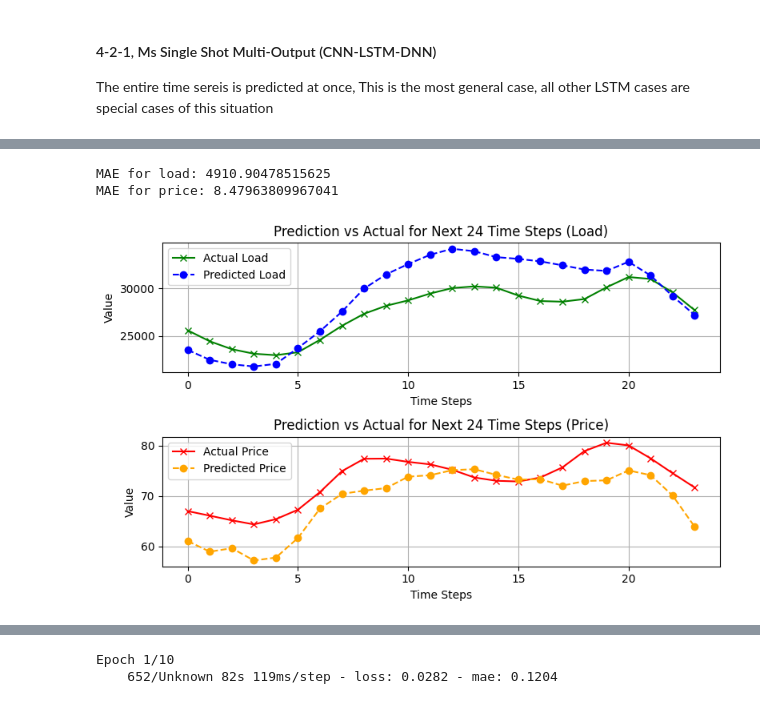
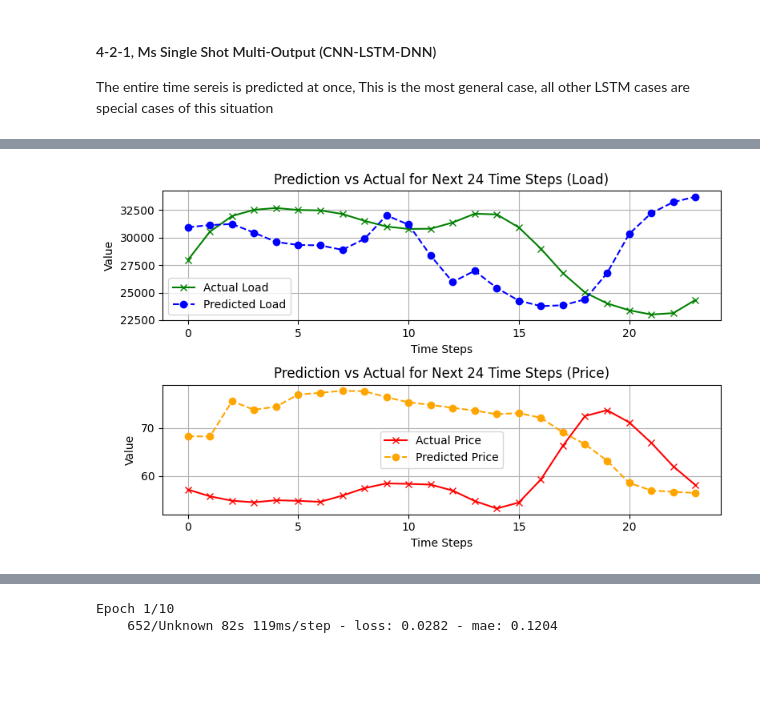
Before and after one commit to Jackson00Han/Time-Series-Training, a Jupyter notebook: Copy_of_multivariate_time_series.ipynb, the cells around one changed output, grey strips where cells are left out. Saved outputs shown, nothing was run; the diff lists cells and outputs as text; code cells hidden in the pictures; blank space fills up the shorter version.

```diff
--- a/Copy_of_multivariate_time_series.ipynb
+++ b/Copy_of_multivariate_time_series.ipynb
@@ -1500,8 +1504,6 @@ Price Mean Squared Error (MSE): 2.527457554588456
 
 The entire time sereis is predicted at once, This is the most general case, all other LSTM cases are special cases of this situation
 # %%
-# Eighth try
-
 from tensorflow.keras import regularizers
 
 def model_forecast(model, test_series, window_size, batch_size):
@@ -1582,16 +1584,16 @@ def windowed_dataset(series, window_size, batch_size, shuffle_buffer_size, forec
 def create_uncompiled_model():
     model = tf.keras.models.Sequential([
         tf.keras.layers.Conv1D(filters=64, kernel_size=3, strides=1, padding='causal', activation='relu',
-                              input_shape=[window_size, len(input_cols)]),
+                              input_shape=[None, len(input_cols)], kernel_regularizer=tf.keras.regularizers.l2(0.001)),
         tf.keras.layers.Conv1D(filters=64, kernel_size=6, strides=1, padding='causal', activation='relu'),
         tf.keras.layers.Conv1D(filters=64, kernel_size=12, strides=1, padding='causal', activation='relu'),
         tf.keras.layers.LSTM(128, return_sequences=True),
-        tf.keras.layers.Dropout(0.2),
+        tf.keras.layers.Dropout(0.3),
         tf.keras.layers.LSTM(64, return_sequences=True),
         tf.keras.layers.Dropout(0.2),
         tf.keras.layers.Dense(30, activation='relu'),
-        tf.keras.layers.Dense(len(output_cols)),
-        tf.keras.layers.Lambda(lambda x: x[:,-forecast_size:,:])
+        tf.keras.layers.Dense(24 * len(output_cols)),
+        tf.keras.layers.Reshape([24, len(output_cols)])
     ])
     return model
 
@@ -1632,9 +1634,3 @@ valid_set = windowed_dataset(series = valid_s,
                              input_cols = input_cols,
                              output_cols = output_cols,
                              column_names = column_names)
-
-multi_model = create_model()
-
-early_stopping = tf.keras.callbacks.EarlyStopping(monitor='val_mae', patience=5, restore_best_weights=True)
-
-history = multi_model.fit(train_set, validation_data=valid_set, epochs=20, callbacks=[early_stopping])
@@ -1662,0 +1637,10 @@ Epoch 10/10
+# %%
+#Nineth try
+
+
+
+multi_model = create_model()
+
+early_stopping = tf.keras.callbacks.EarlyStopping(monitor='val_mae', patience=10, restore_best_weights=True)
+
+history = multi_model.fit(train_set, validation_data=valid_set, epochs=30, callbacks=[early_stopping])
@@ -1690,34 +1699,25 @@ inversed_actual_price = inversed_actual_price.reshape(valid_predictions.shape[0]
-# %%
-mae_load = mean_absolute_error(inversed_actual_load, inversed_predicted_load)
-mae_price = mean_absolute_error(inversed_actual_price, inversed_predicted_price)
-
-print(f"MAE for load: {mae_load}")
-print(f"MAE for price: {mae_price}")
-# %% [output]
-MAE for load: 4910.90478515625
-MAE for price: 8.47963809967041
 # %%
 fig, axs = plt.subplots(2, 1, figsize=(8, 5))
-axs[0].plot(inversed_predicted_load[20,:], label='Actual Load', linestyle='-', marker='x', c='green')
-axs[0].plot(inversed_actual_load[20,:], label='Predicted Load', linestyle='--', marker='o', c='blue')
+axs[0].plot(inversed_predicted_load[12,:], label='Actual Load', linestyle='-', marker='x', c='green')
+axs[0].plot(inversed_actual_load[12,:], label='Predicted Load', linestyle='--', marker='o', c='blue')
 
 axs[0].set_title(f'Prediction vs Actual for Next 24 Time Steps (Load)')
 axs[0].set_xlabel('Time Steps')
 
 axs[0].set_ylabel('Value')
 axs[0].legend()
 axs[0].grid(True)
 
-axs[1].plot(inversed_predicted_price[20,:], label='Actual Price', linestyle='-', marker='x', c='red')
-axs[1].plot(inversed_actual_price[20,:], label='Predicted Price', linestyle='--', marker='o', c='orange')
+axs[1].plot(inversed_predicted_price[28,:], label='Actual Price', linestyle='-', marker='x', c='red')
+axs[1].plot(inversed_actual_price[28,:], label='Predicted Price', linestyle='--', marker='o', c='orange')
 
 axs[1].set_title(f'Prediction vs Actual for Next 24 Time Steps (Price)')
 axs[1].set_xlabel('Time Steps')
 axs[1].set_ylabel('Value')
 axs[1].legend()
 axs[1].grid(True)
 
 plt.tight_layout()
 plt.show()
 # %% [output]
-[figure, old version]
+[figure, new version]
```
Also changed, not shown: parts of 16 cells of this notebook.
